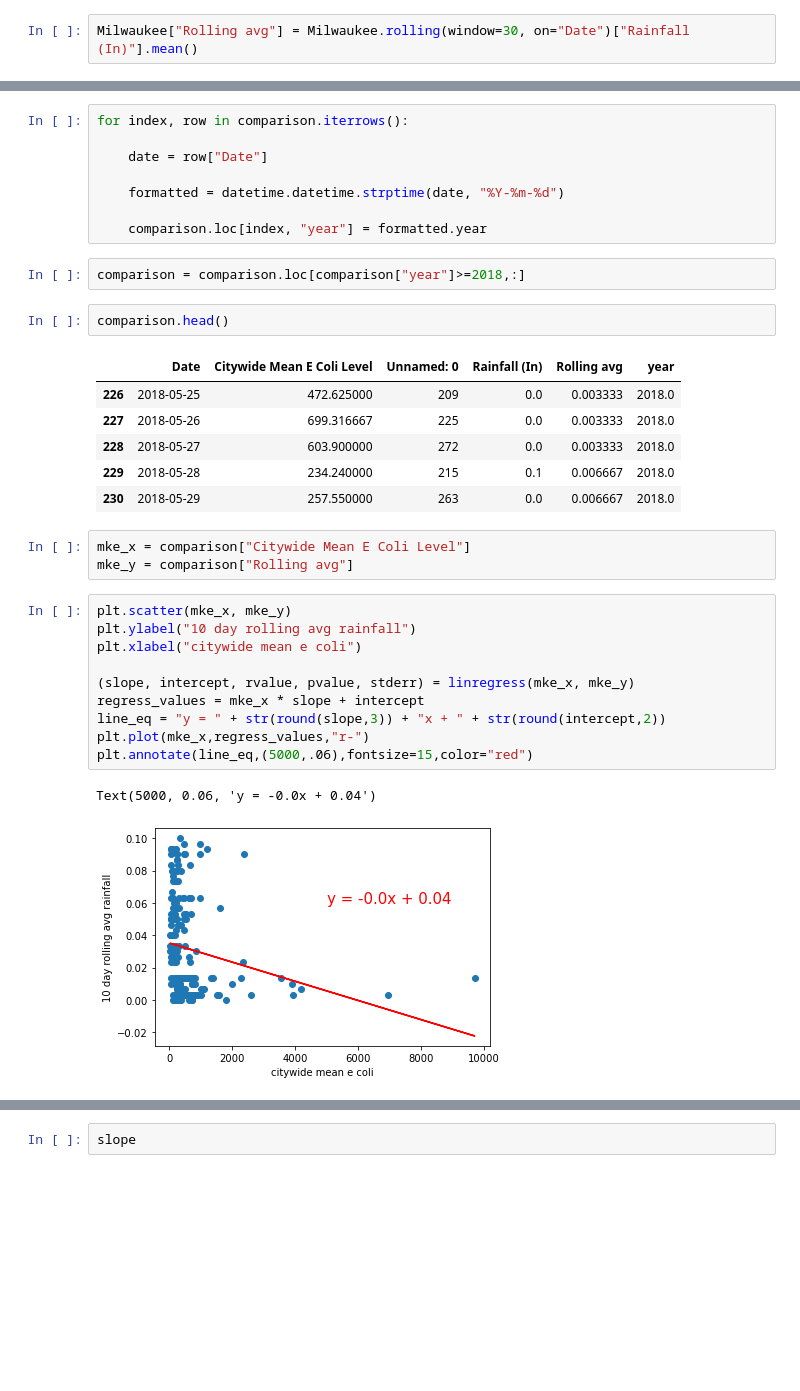
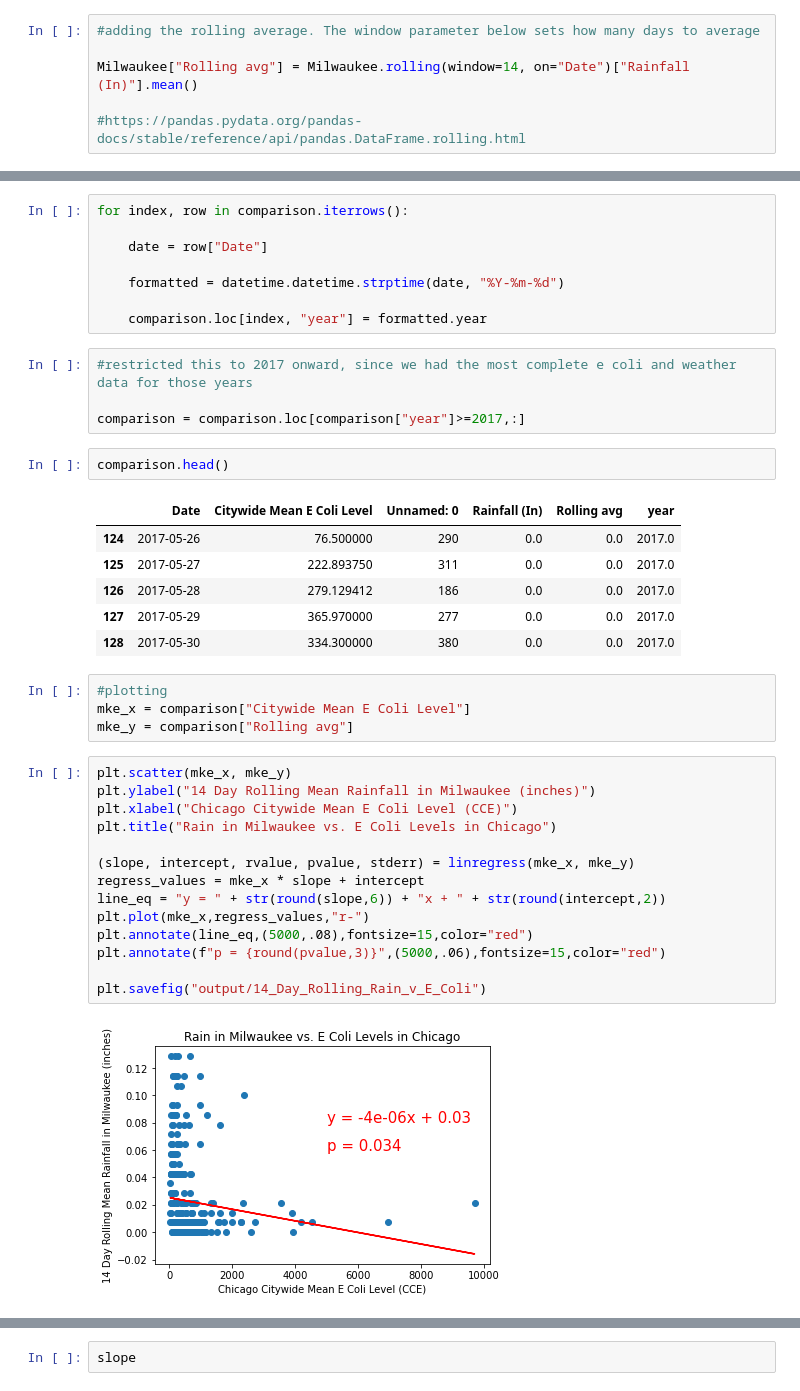
Before and after one commit to ander1908/Bootcamp_Project1, a Jupyter notebook: Leah_worst_month.ipynb, the cells around one changed output, grey strips where cells are left out. Cells and saved outputs as stored; diff of their text form; blank space fills up the shorter version.

Commit message:
commented code, figures and Q&A

```diff
--- a/Leah_worst_month.ipynb
+++ b/Leah_worst_month.ipynb
@@ -170,6 +276,10 @@ Milwaukee.head()
 | 2 | 406 | 2015-05-28 | 0.0 |
 | 3 | 200 | 2015-06-01 | 0.0 |
 | 4 | 178 | 2015-06-02 | 0.0 |
-# %%
-Milwaukee["Rolling avg"] = Milwaukee.rolling(window=30, on="Date")["Rainfall (In)"].mean()
+# %%
+#adding the rolling average. The window parameter below sets how many days to average
+
+Milwaukee["Rolling avg"] = Milwaukee.rolling(window=14, on="Date")["Rainfall (In)"].mean()
+
+#https://pandas.pydata.org/pandas-docs/stable/reference/api/pandas.DataFrame.rolling.html
 # %%
@@ -199,33 +333,39 @@ for index, row in comparison.iterrows():
     formatted = datetime.datetime.strptime(date, "%Y-%m-%d")
 
     comparison.loc[index, "year"] = formatted.year
-# %%
-comparison = comparison.loc[comparison["year"]>=2018,:]
+# %%
+#restricted this to 2017 onward, since we had the most complete e coli and weather data for those years
+
+comparison = comparison.loc[comparison["year"]>=2017,:]
 # %%
 comparison.head()
 # %% [output]
 |  | Date | Citywide Mean E Coli Level | Unnamed: 0 | Rainfall (In) | Rolling avg | year |
-| 226 | 2018-05-25 | 472.625000 | 209 | 0.0 | 0.003333 | 2018.0 |
-| 227 | 2018-05-26 | 699.316667 | 225 | 0.0 | 0.003333 | 2018.0 |
-| 228 | 2018-05-27 | 603.900000 | 272 | 0.0 | 0.003333 | 2018.0 |
-| 229 | 2018-05-28 | 234.240000 | 215 | 0.1 | 0.006667 | 2018.0 |
-| 230 | 2018-05-29 | 257.550000 | 263 | 0.0 | 0.006667 | 2018.0 |
+| 124 | 2017-05-26 | 76.500000 | 290 | 0.0 | 0.0 | 2017.0 |
+| 125 | 2017-05-27 | 222.893750 | 311 | 0.0 | 0.0 | 2017.0 |
+| 126 | 2017-05-28 | 279.129412 | 186 | 0.0 | 0.0 | 2017.0 |
+| 127 | 2017-05-29 | 365.970000 | 277 | 0.0 | 0.0 | 2017.0 |
+| 128 | 2017-05-30 | 334.300000 | 380 | 0.0 | 0.0 | 2017.0 |
 # %%
+#plotting
 mke_x = comparison["Citywide Mean E Coli Level"]
 mke_y = comparison["Rolling avg"]
 # %%
 plt.scatter(mke_x, mke_y)
-plt.ylabel("10 day rolling avg rainfall")
-plt.xlabel("citywide mean e coli")
+plt.ylabel("14 Day Rolling Mean Rainfall in Milwaukee (inches)")
+plt.xlabel("Chicago Citywide Mean E Coli Level (CCE)")
+plt.title("Rain in Milwaukee vs. E Coli Levels in Chicago")
 
 (slope, intercept, rvalue, pvalue, stderr) = linregress(mke_x, mke_y)
 regress_values = mke_x * slope + intercept
-line_eq = "y = " + str(round(slope,3)) + "x + " + str(round(intercept,2))
+line_eq = "y = " + str(round(slope,6)) + "x + " + str(round(intercept,2))
 plt.plot(mke_x,regress_values,"r-")
-plt.annotate(line_eq,(5000,.06),fontsize=15,color="red")
+plt.annotate(line_eq,(5000,.08),fontsize=15,color="red")
+plt.annotate(f"p = {round(pvalue,3)}",(5000,.06),fontsize=15,color="red")
+
+plt.savefig("output/14_Day_Rolling_Rain_v_E_Coli")
 # %% [output]
-Text(5000, 0.06, 'y = -0.0x + 0.04')
-[figure, old version]
+[figure, new version]
 # %%
 pvalue
 # %% [output]
```
Also changed, not shown: parts of 28 cells of this notebook, 4 other files.
